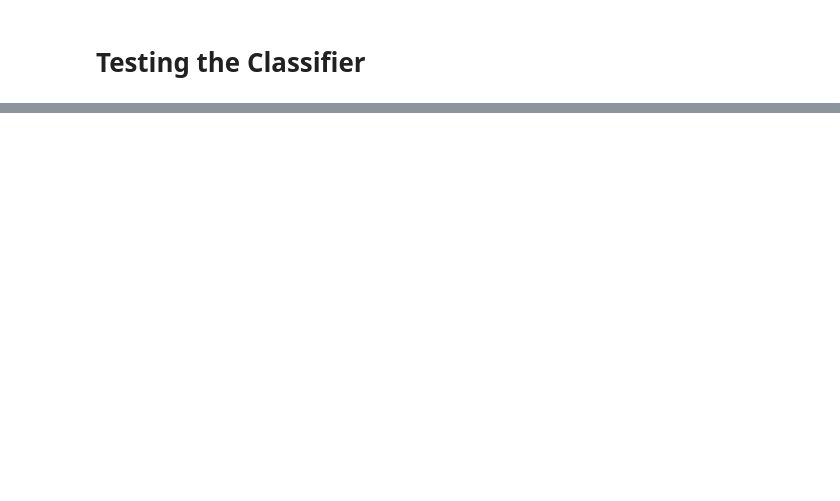
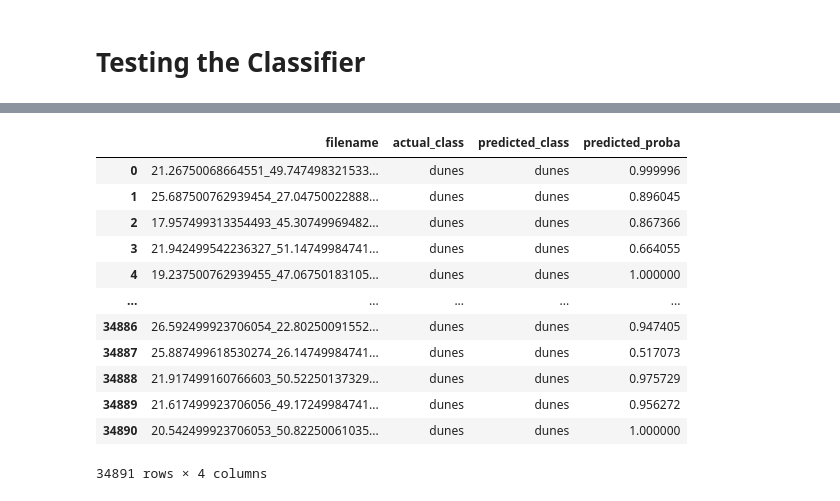
Before and after one commit to cedricmjohn/marswinds, a Jupyter notebook: notebooks/cedric_testing_models.ipynb, the cells around one changed output, grey strips where cells are left out. Saved outputs shown, nothing was run; the diff lists cells and outputs as text; code cells hidden in the pictures; blank space fills up the shorter version.

```diff
--- a/notebooks/cedric_testing_models.ipynb
+++ b/notebooks/cedric_testing_models.ipynb
@@ -275,2 +369,18 @@ for files in [is_dune_files,no_dune_files]:
 # %%
 results = pd.read_csv(log_name)
+# %%
+results
+# %% [output]
+|  | filename | actual_class | predicted_class | predicted_proba |
+| 0 | 21.26750068664551_49.747498321533... | dunes | dunes | 0.999996 |
+| 1 | 25.687500762939454_27.04750022888... | dunes | dunes | 0.896045 |
+| 2 | 17.957499313354493_45.30749969482... | dunes | dunes | 0.867366 |
+| 3 | 21.942499542236327_51.14749984741... | dunes | dunes | 0.664055 |
+| 4 | 19.237500762939455_47.06750183105... | dunes | dunes | 1.000000 |
+| ... | ... | ... | ... | ... |
+| 34886 | 26.592499923706054_22.80250091552... | dunes | dunes | 0.947405 |
+| 34887 | 25.887499618530274_26.14749984741... | dunes | dunes | 0.517073 |
+| 34888 | 21.917499160766603_50.52250137329... | dunes | dunes | 0.975729 |
+| 34889 | 21.617499923706056_49.17249984741... | dunes | dunes | 0.956272 |
+| 34890 | 20.542499923706053_50.82250061035... | dunes | dunes | 1.000000 |
+34891 rows × 4 columns
```
Also changed, not shown: parts of 16 cells of this notebook.
